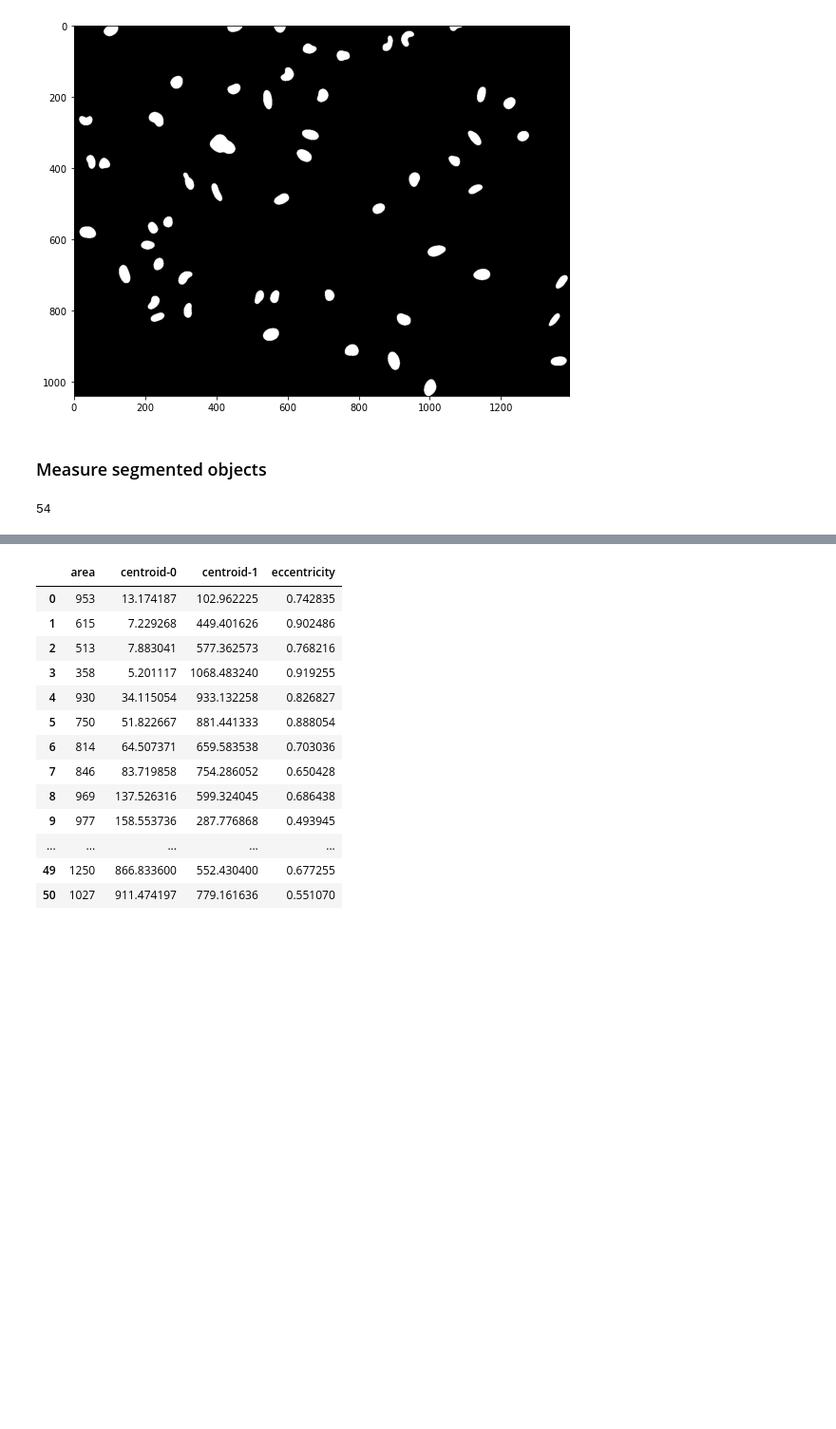
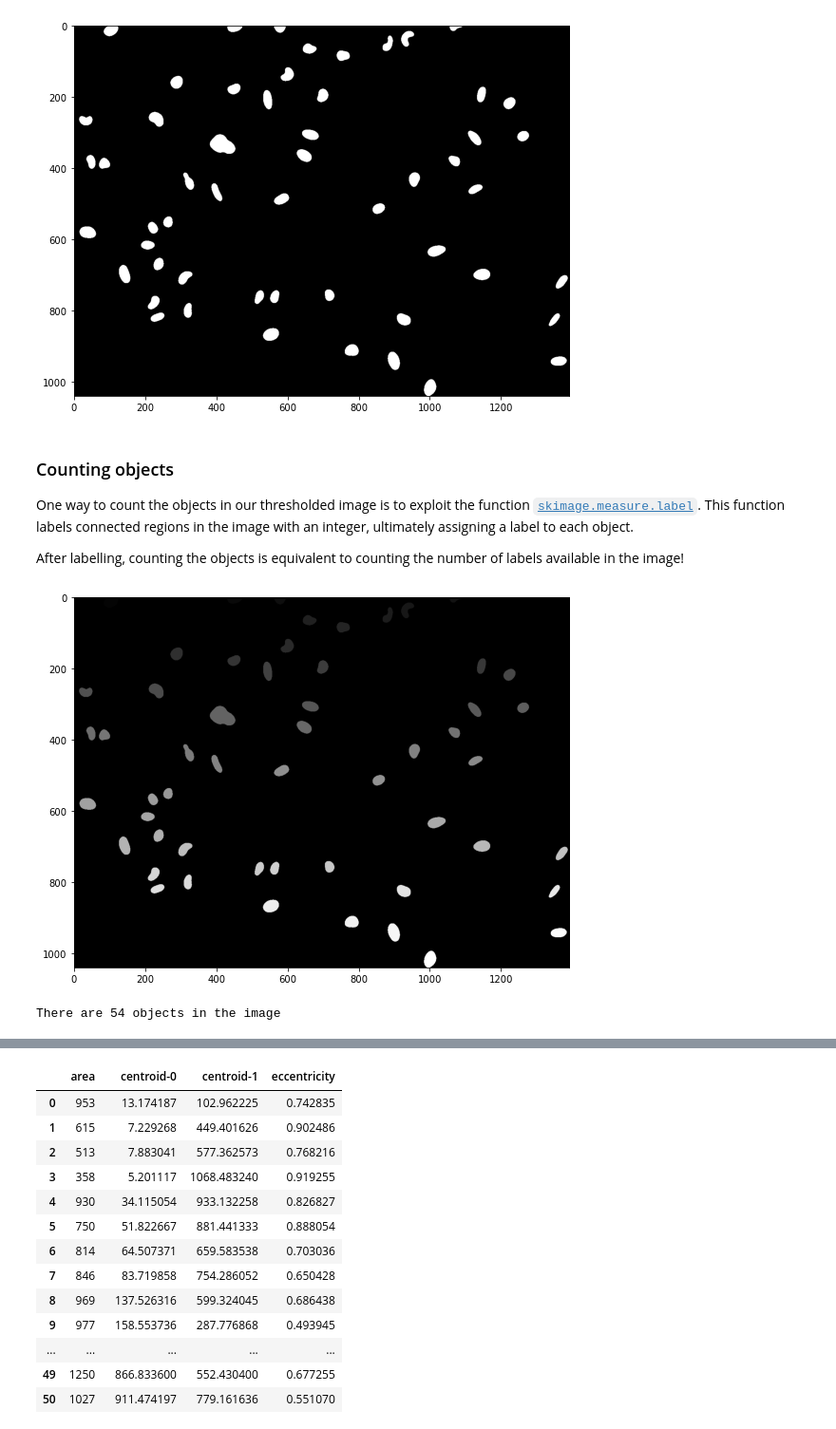
Before and after one commit to RMS-DAIM/DAIM-MMC2025, a Jupyter notebook: Jupyter_notebook/counting_objects.ipynb, the cells around one changed output, grey strips where cells are left out. Shown at 95% size. Saved outputs shown, nothing was run; the diff lists cells and outputs as text; code cells hidden in the pictures; blank space fills up the shorter version.

```diff
--- a/Jupyter_notebook/counting_objects.ipynb
+++ b/Jupyter_notebook/counting_objects.ipynb
@@ -49,10 +89,22 @@ plt.tight_layout()
 # %% [output]
 [figure]
 # %% [markdown]
-### Measure segmented objects
+### Counting objects
+
+One way to count the objects in our thresholded image is to exploit the function [`skimage.measure.label`](https://scikit-image.org/docs/stable/api/skimage.measure.html#skimage.measure.label). This function labels connected regions in the image with an integer, ultimately assigning a label to each object.
+
+After labelling, counting the objects is equivalent to counting the number of labels available in the image!
 # %%
-# count objects
+# label objects and visualise the result
 labels = measure.label(im_thresh)
-print(labels.max())
+
+fig, ax = plt.subplots(figsize=(8,6))
+ax.imshow(labels, cmap='gray')
+plt.tight_layout()
 # %% [output]
-54
+[figure, added]
+# %%
+# count the objects - find the maximum integer assigned to a label!
+print("There are {} objects in the image".format(labels.max()))
+# %% [output]
+There are 54 objects in the image
```
Also changed, not shown: parts of 11 cells of this notebook.
